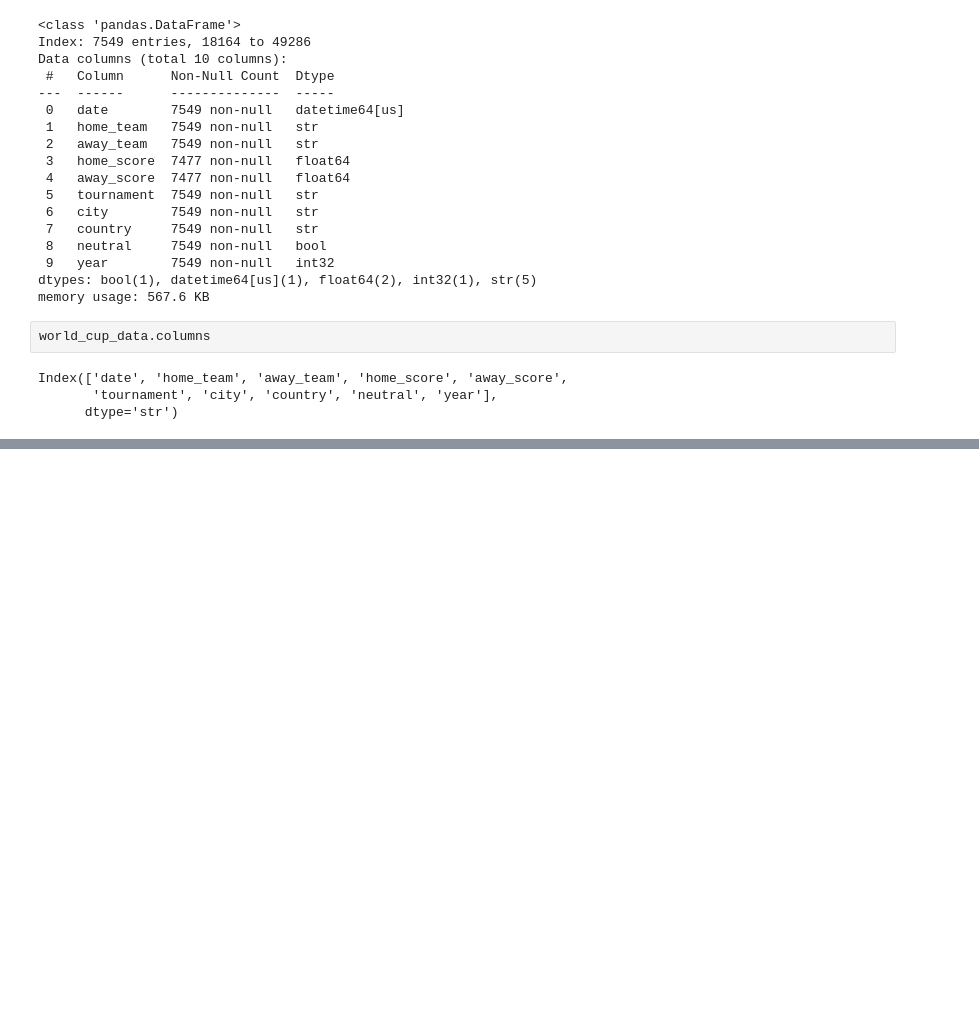
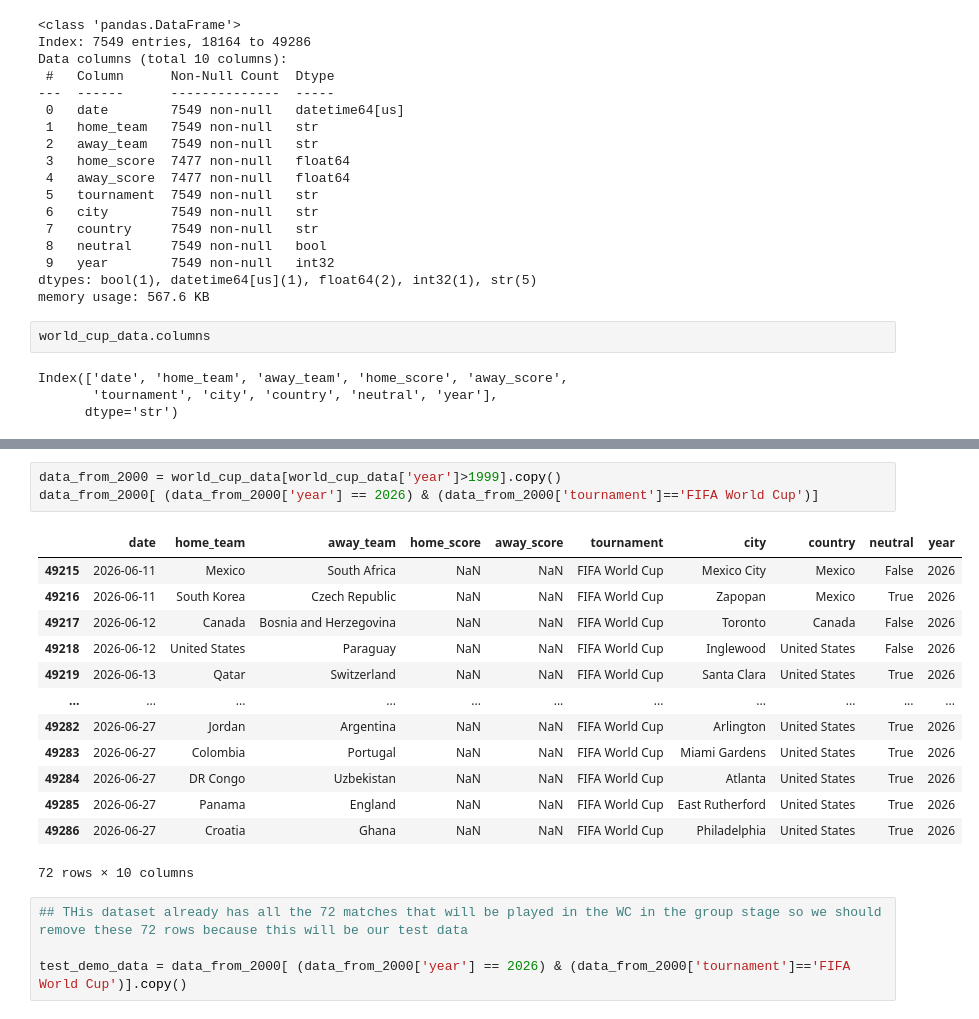
Before and after one commit to darko2806/Football-World-Cup-2026-prediction-model, a Jupyter notebook: Testing/DataProcessingForTesting.ipynb, the cells around one changed output, grey strips where cells are left out. Drawn from its saved outputs; the diff is of its cells as text; blank space fills up the shorter version.

Commit message:
Add chronological World Cup demo model

```diff
--- a/Testing/DataProcessingForTesting.ipynb
+++ b/Testing/DataProcessingForTesting.ipynb
@@ -104,0 +128,21 @@ Index(['date', 'home_team', 'away_team', 'home_score', 'away_score',
+# %%
+data_from_2000 = world_cup_data[world_cup_data['year']>1999].copy()
+data_from_2000[ (data_from_2000['year'] == 2026) & (data_from_2000['tournament']=='FIFA World Cup')]
+# %% [output]
+|  | date | home_team | away_team | home_score | away_score | tournament | city | country | neutral | year |
+| 49215 | 2026-06-11 | Mexico | South Africa | NaN | NaN | FIFA World Cup | Mexico City | Mexico | False | 2026 |
+| 49216 | 2026-06-11 | South Korea | Czech Republic | NaN | NaN | FIFA World Cup | Zapopan | Mexico | True | 2026 |
+| 49217 | 2026-06-12 | Canada | Bosnia and Herzegovina | NaN | NaN | FIFA World Cup | Toronto | Canada | False | 2026 |
+| 49218 | 2026-06-12 | United States | Paraguay | NaN | NaN | FIFA World Cup | Inglewood | United States | False | 2026 |
+| 49219 | 2026-06-13 | Qatar | Switzerland | NaN | NaN | FIFA World Cup | Santa Clara | United States | True | 2026 |
+| ... | ... | ... | ... | ... | ... | ... | ... | ... | ... | ... |
+| 49282 | 2026-06-27 | Jordan | Argentina | NaN | NaN | FIFA World Cup | Arlington | United States | True | 2026 |
+| 49283 | 2026-06-27 | Colombia | Portugal | NaN | NaN | FIFA World Cup | Miami Gardens | United States | True | 2026 |
+| 49284 | 2026-06-27 | DR Congo | Uzbekistan | NaN | NaN | FIFA World Cup | Atlanta | United States | True | 2026 |
+| 49285 | 2026-06-27 | Panama | England | NaN | NaN | FIFA World Cup | East Rutherford | United States | True | 2026 |
+| 49286 | 2026-06-27 | Croatia | Ghana | NaN | NaN | FIFA World Cup | Philadelphia | United States | True | 2026 |
+72 rows × 10 columns
+# %%
+## THis dataset already has all the 72 matches that will be played in the WC in the group stage so we should remove these 72 rows because this will be our test data
+
+test_demo_data = data_from_2000[ (data_from_2000['year'] == 2026) & (data_from_2000['tournament']=='FIFA World Cup')].copy()
```
Also changed, not shown: parts of 7 cells of this notebook, 4 other files.
